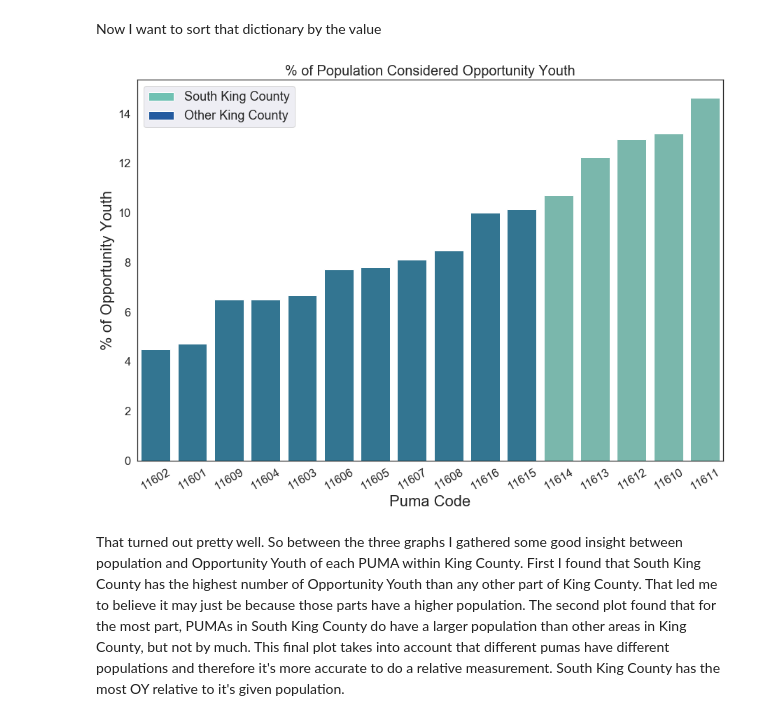
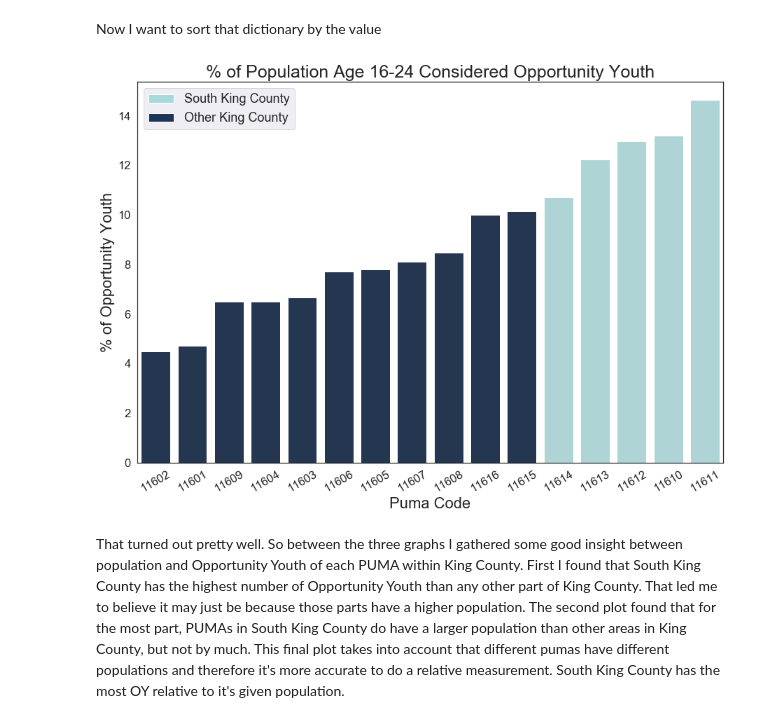
Before and after one commit to chum46/mod-1-project-chicago-seattle-ds-051120, a Jupyter notebook: notebooks/exploratory/06_mc_oy_estimate_viz.ipynb, the cells around one changed output. Saved outputs shown, nothing was run; the diff lists cells and outputs as text; code cells hidden in the pictures.

```diff
--- a/notebooks/exploratory/06_mc_oy_estimate_viz.ipynb
+++ b/notebooks/exploratory/06_mc_oy_estimate_viz.ipynb
@@ -369,40 +308,12 @@ kc_percent_sorted = sorted(kc_percent_per_puma.items(), key = lambda x: x[1])
-# %%
-# Set style and figure
-sns.set_style('white')
-sns.set_context({'figure.figsize': (15, 10)})
-
-# Set x and y values
-x = [i[0] for i in kc_percent_sorted] # x is puma code from sorted_d
-y = [i[1] for i in kc_percent_sorted] # y is number of opportunity youth within corresponding puma code
-
-# Create color and label list
-colors = []
-for idx in kc_percent_sorted:
-    puma = idx[0]
-    if puma in skc_puma:
-        colors.append('#70C1B3')
-    else:
-        colors.append('#247BA0')
-
-# Create plot
-splot = sns.barplot(x, y, order=x, palette=colors)
-
-# Set font_scale
-sns.set(font_scale=1.5)
-
-# Set title and labels
-splot.set_title('% of Population Considered Opportunity Youth', fontsize = 20)
-splot.set_xlabel('Puma Code', fontsize = 22)
-splot.set_ylabel('% of Opportunity Youth', fontsize = 22)
-splot.set_xticklabels(x, rotation=30)
-
-# Create legend
-labels = ['South King County', 'Other King County']
-n = []
-n.append(ax.bar(0, 0, color = '#70C1B3'))
-n.append(ax.bar(0, 0, color = '#245BA0'))
-splot.legend(n, labels, loc='0', fontsize=18);
-# %% [output]
-[figure, removed]
+# %%
+# Create plot using create_plot_from_dict function
+labels_list = [
+    '% of Population Age 16-24 Considered Opportunity Youth',
+    'Puma Code',
+    '% of Opportunity Youth'
+]
+create_plot_from_dict(kc_percent_sorted, labels_list, skc_puma)
+# %% [output]
+[figure, added]
 # %% [markdown]
 That turned out pretty well. So between the three graphs I gathered some good insight between population and Opportunity Youth of each PUMA within King County. First I found that South King County has the highest number of Opportunity Youth than any other part of King County. That led me to believe it may just be because those parts have a higher population. The second plot found that for the most part, PUMAs in South King County do have a larger population than other areas in King County, but not by much. This final plot takes into account that different pumas have different populations and therefore it's more accurate to do a relative measurement. South King County has the most OY relative to it's given population.
```
Also changed, not shown: parts of 22 cells of this notebook.
